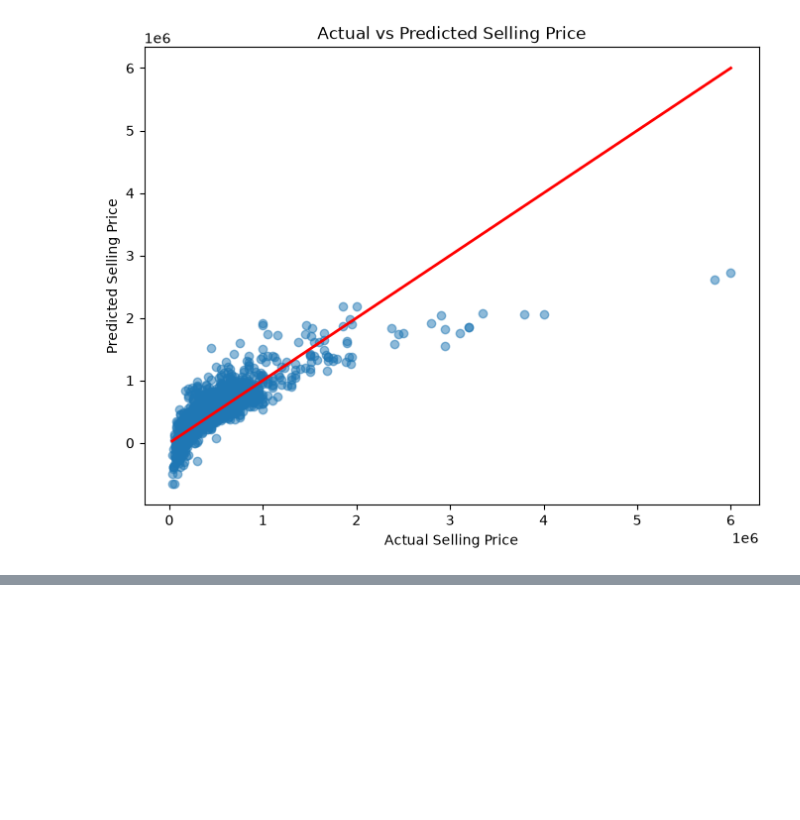
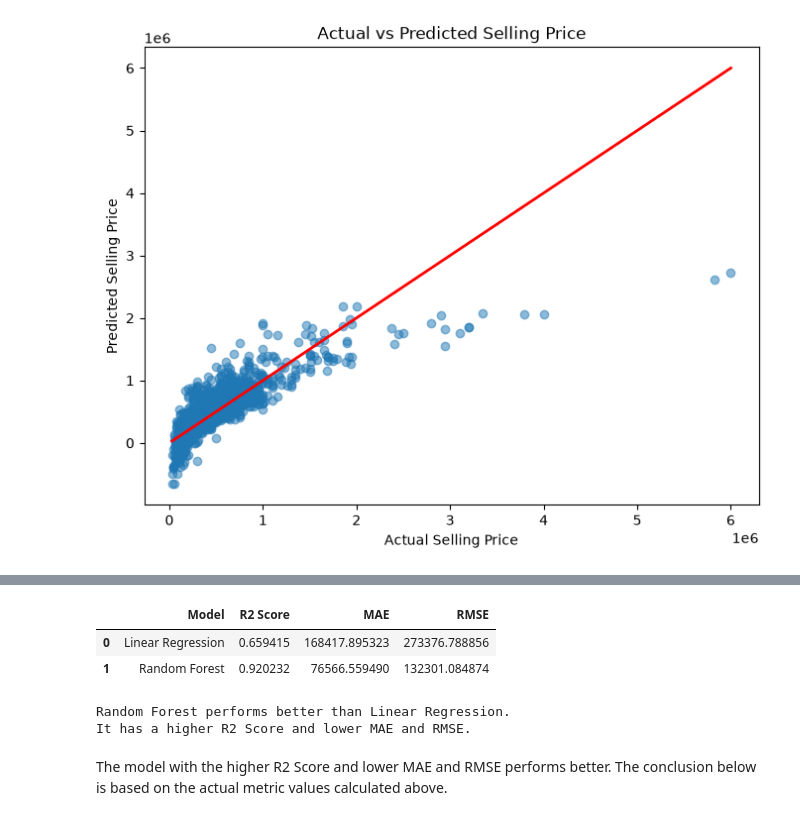
Before and after one commit to supriyakhadka24/car-price-prediction-ml, a Jupyter notebook: Car_Price_Prediction_Linear_Regression.ipynb, the cells around one changed output, grey strips where cells are left out. Drawn from its saved outputs; the diff is of its cells as text; code cells hidden in the pictures; blank space fills up the shorter version.

```diff
--- a/Car_Price_Prediction_Linear_Regression.ipynb
+++ b/Car_Price_Prediction_Linear_Regression.ipynb
@@ -581,0 +756,30 @@ We built a simple Linear Regression model to predict used car selling prices:
+# %%
+model_comparison = pd.DataFrame({
+    "Model": ["Linear Regression", "Random Forest"],
+    "R2 Score": [r2, random_forest_r2],
+    "MAE": [mae, random_forest_mae],
+    "RMSE": [rmse, random_forest_rmse]
+})
+
+model_comparison
+# %% [output]
+|  | Model | R2 Score | MAE | RMSE |
+| 0 | Linear Regression | 0.659415 | 168417.895323 | 273376.788856 |
+| 1 | Random Forest | 0.920232 | 76566.559490 | 132301.084874 |
+# %%
+random_forest_is_better = (
+    random_forest_r2 > r2
+    and random_forest_mae < mae
+    and random_forest_rmse < rmse
+)
+
+if random_forest_is_better:
+    print("Random Forest performs better than Linear Regression.")
+    print("It has a higher R2 Score and lower MAE and RMSE.")
+else:
+    print("Random Forest does not perform better on all three metrics.")
+# %% [output]
+Random Forest performs better than Linear Regression.
+It has a higher R2 Score and lower MAE and RMSE.
+# %% [markdown]
+The model with the higher R2 Score and lower MAE and RMSE performs better. The conclusion below is based on the actual metric values calculated above.
```
Also changed, not shown: parts of 77 cells of this notebook, 8 other files.
